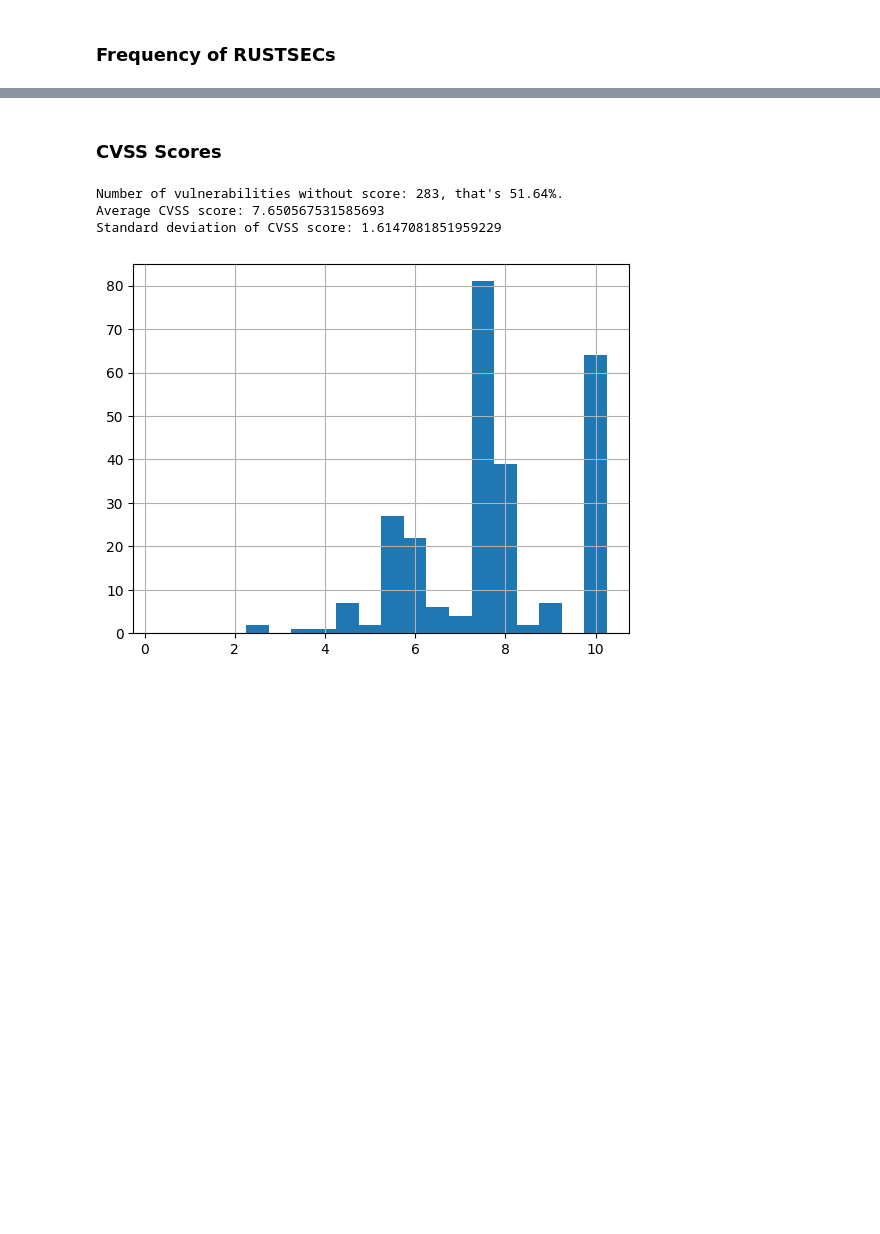
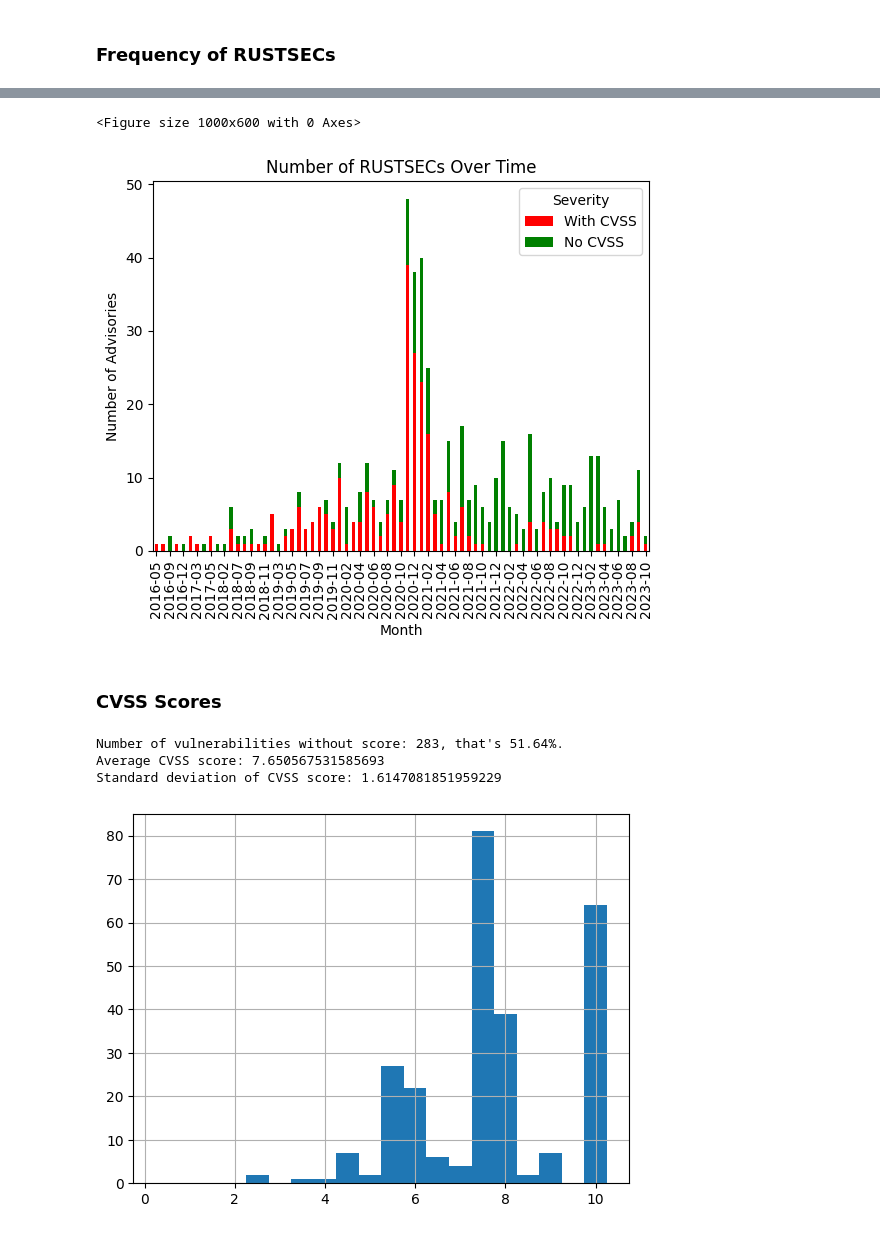
Before and after one commit to ratoru/cargo-ecosystem-lag, a Jupyter notebook: rustsec-analysis/analysis.ipynb, the cells around one changed output, grey strips where cells are left out. Saved outputs shown, nothing was run; the diff lists cells and outputs as text; code cells hidden in the pictures; blank space fills up the shorter version.

Commit message:
adds more RUSTSEC analysis

```diff
--- a/rustsec-analysis/analysis.ipynb
+++ b/rustsec-analysis/analysis.ipynb
@@ -110,4 +110,24 @@ Text(0.5, 1.0, 'Number of RUSTSECs Over Time')
 [figure]
+# %%
+# Group by month and count occurrences of NaN and non-NaN 'severity'
+df['severity_is_nan'] = df['severity'].isna()
+monthly_counts = df.groupby([df['published'].dt.to_period("M"), 'severity_is_nan']).size().unstack(fill_value=0)
+
+# Plotting a stacked bar plot
+plt.figure(figsize=(10, 6))
+ax = monthly_counts.plot(kind='bar', stacked=True, color=['red', 'green'])
+
+# Adding labels and title
+plt.gca().xaxis.set_major_locator(plt.matplotlib.dates.DayLocator(interval=2))
+plt.xlabel('Month')
+plt.ylabel('Number of Advisories')
+plt.title('Number of RUSTSECs Over Time')
+legend_labels = ["With CVSS", "No CVSS"]
+ax.legend(legend_labels, title='Severity')
+plt.show()
+# %% [output]
+<Figure size 1000x600 with 0 Axes>
+[figure, added]
 # %% [markdown]
 ### CVSS Scores
 # %%
```
Also changed, not shown: parts of 9 cells of this notebook, 2 other files.
